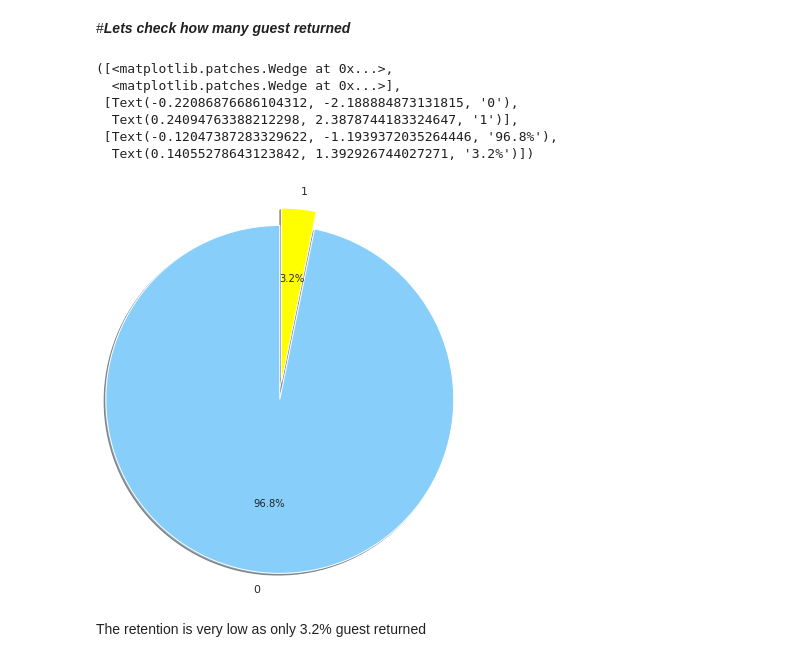
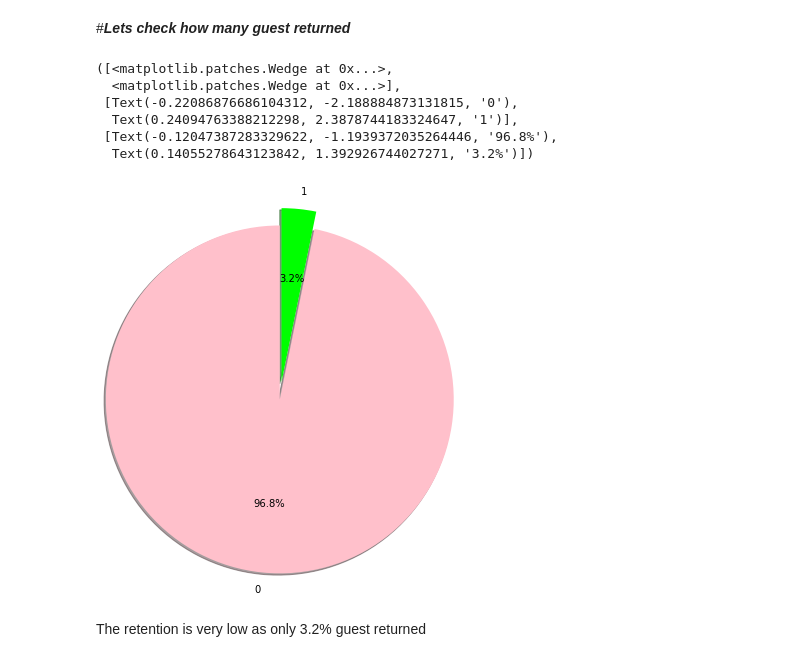
Before and after one commit to SuvirKapse/Hotel-Booking-Analysis, a Jupyter notebook: Suvir_kapse_Hotel_Booking_Analysis_Capstone_Project.ipynb, the cells around one changed output. Saved outputs shown, nothing was run; the diff lists cells and outputs as text; code cells hidden in the pictures.

```diff
--- a/Suvir_kapse_Hotel_Booking_Analysis_Capstone_Project.ipynb
+++ b/Suvir_kapse_Hotel_Booking_Analysis_Capstone_Project.ipynb
@@ -325,19 +346,19 @@ From above comparisons majority of the distribution channels and market segments
 # %%
 c =hotel_df['is_repeated_guest'].value_counts()
 
 d = hotel_df['is_repeated_guest'].value_counts().index.tolist()
 
 plt.pie(c, explode =(0, 0.2),autopct='%1.1f%%',startangle =90,shadow=True,radius = 2.0,
         labels=d,
-        colors=['lightskyblue','yellow'])
+        colors=['pink' ,'lime'])
 # %% [output]
 ([<matplotlib.patches.Wedge at 0x...>,
   <matplotlib.patches.Wedge at 0x...>],
  [Text(-0.22086876686104312, -2.188884873131815, '0'),
   Text(0.24094763388212298, 2.3878744183324647, '1')],
  [Text(-0.12047387283329622, -1.1939372035264446, '96.8%'),
   Text(0.14055278643123842, 1.392926744027271, '3.2%')])
-[figure, old version]
+[figure, new version]
 # %% [markdown]
 The retention is very low as only 3.2% guest returned
 # %% [markdown]
```
Also changed, not shown: parts of 13 cells of this notebook.
